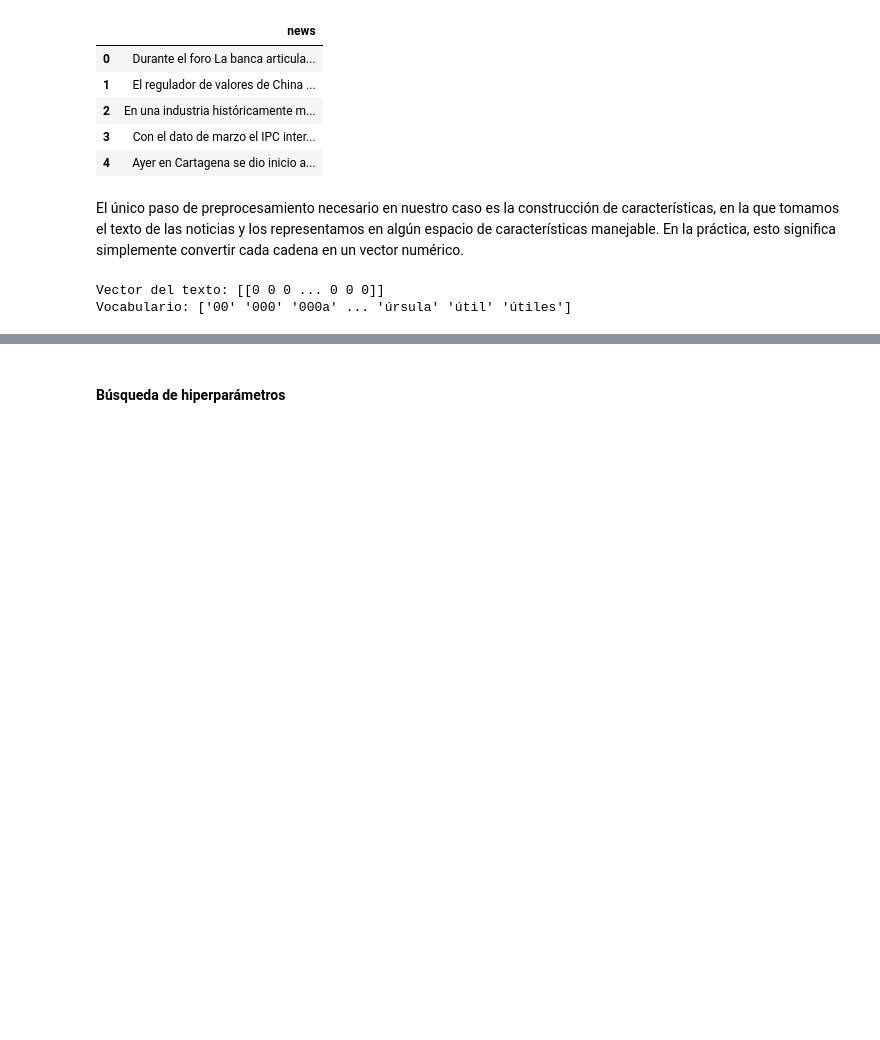
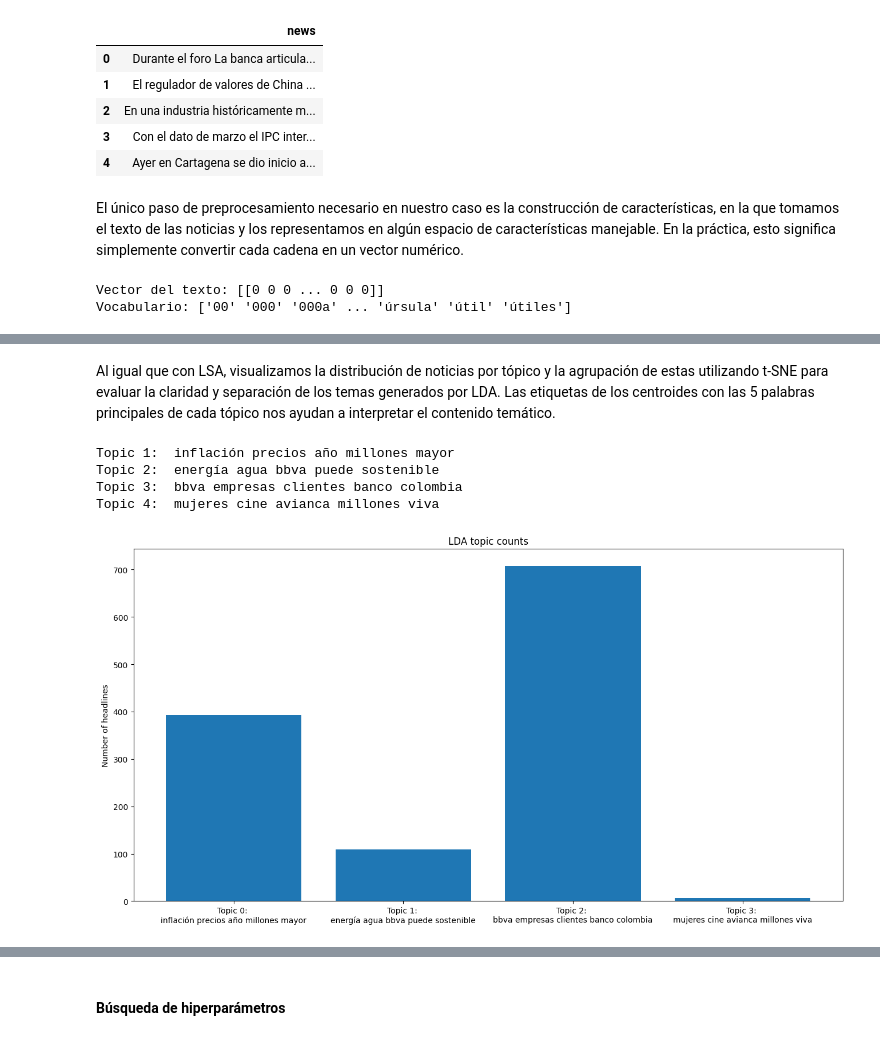
Before and after one commit to yacanom/MAIA, a Jupyter notebook: MLNS_Modelado_de_tópicos.ipynb, the cells around one changed output, grey strips where cells are left out. Drawn from its saved outputs; the diff is of its cells as text; code cells hidden in the pictures; blank space fills up the shorter version.

```diff
--- a/MLNS_Modelado_de_tópicos.ipynb
+++ b/MLNS_Modelado_de_tópicos.ipynb
@@ -214,10 +213,10 @@ Así, tenemos una lista de categorías temáticas previstas, en la que cada cate
 # %%
-top_3_words = get_top_n_words(3, lsa_keys, document_term_matrix, vectorizer)
-labels = ['Topic {}: \n'.format(i) + top_3_words[i] for i in lsa_categories]
+top_n_words = get_top_n_words(5, lsa_keys, document_term_matrix, vectorizer)
+labels = ['Topic {}: \n'.format(i) + top_n_words[i] for i in lsa_categories]
 
 print("Topic Labels:")
 for i, category in enumerate(lsa_categories):
-    label = "Topic {}: \n".format(i) + top_3_words[i]
+    label = "Topic {}: \n".format(i) + top_n_words[i]
     print(label)
 
 # Create the bar chart with unformatted category labels
@@ -279,12 +280,6 @@ colormap = np.array([
     "#c7c7c7", "#bcbd22", "#dbdb8d", "#17becf", "#9edae5" ])
 colormap = colormap[:n_topics]
 # %%
-from bokeh.plotting import figure, output_file, show
-from bokeh.models import Label
-from bokeh.io import output_notebook
-output_notebook()
-
-top_3_words_lsa = get_top_n_words(3, lsa_keys, document_term_matrix, vectorizer)
 lsa_mean_topic_vectors = get_mean_topic_vectors(lsa_keys, tsne_lsa_vectors)
 
 plot = figure(title="t-SNE Clustering of {} LSA Topics".format(n_topics), width=700, height=700)
@@ -295,14 +290,14 @@ text_color = "black"
 
 for t in range(n_topics):
   label = Label(x=lsa_mean_topic_vectors[t][0], y=lsa_mean_topic_vectors[t][1],
-                text=top_3_words_lsa[t], text_color=text_color)
+                text=top_n_words[t], text_color=text_color)
   plot.add_layout(label)
 
 show(plot)
 
 print("\nTopic Labels:")
 for i, topic in enumerate(lsa_categories):
-  label = "Topic {}:".format(i) + top_3_words_lsa[i]
+  label = "Topic {}:".format(i) + top_n_words[i]
   print(label)
 # %% [output]
 [interactive output not drawn]
@@ -315,0 +375,6 @@ Topic 3:datos información clientes
+# %%
+n_topics = 4
+lda_model = LatentDirichletAllocation(n_components=n_topics, learning_method='online',
+                                          random_state=0, verbose=0)
+
+lda_topic_matrix = lda_model.fit_transform(document_term_matrix)
@@ -315,0 +384,23 @@ Topic 3:datos información clientes
+# %% [markdown]
+Al igual que con LSA, visualizamos la distribución de noticias por tópico y la agrupación de estas utilizando t-SNE para evaluar la claridad y separación de los temas generados por LDA. Las etiquetas de los centroides con las 5 palabras principales de cada tópico nos ayudan a interpretar el contenido temático.
+# %%
+top_n_words_lda = get_top_n_words(5, lda_keys, document_term_matrix, vectorizer)
+
+for i in range(len(top_n_words_lda)):
+    print("Topic {}: ".format(i+1), top_n_words_lda[i])
+# %% [output]
+Topic 1:  inflación precios año millones mayor
+Topic 2:  energía agua bbva puede sostenible
+Topic 3:  bbva empresas clientes banco colombia
+Topic 4:  mujeres cine avianca millones viva
+# %%
+labels = ['Topic {}: \n'.format(i) + top_n_words_lda[i] for i in lda_categories]
+
+fig, ax = plt.subplots(figsize=(16,8))
+ax.bar(lda_categories, lda_counts);
+ax.set_xticks(lda_categories);
+ax.set_xticklabels(labels);
+ax.set_title('LDA topic counts');
+ax.set_ylabel('Number of headlines');
+# %% [output]
+[figure, added]
```
Also changed, not shown: parts of 52 cells of this notebook.
